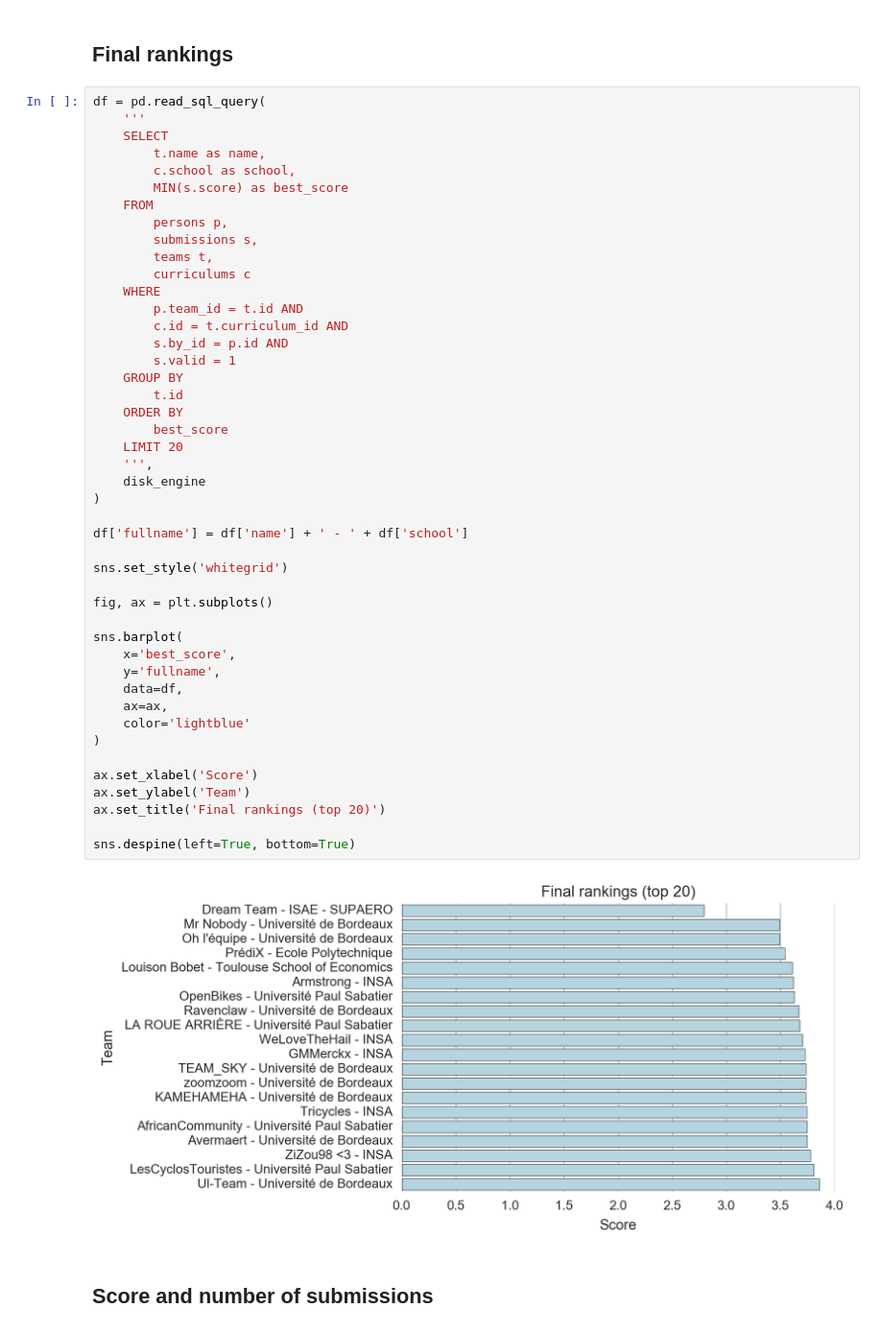
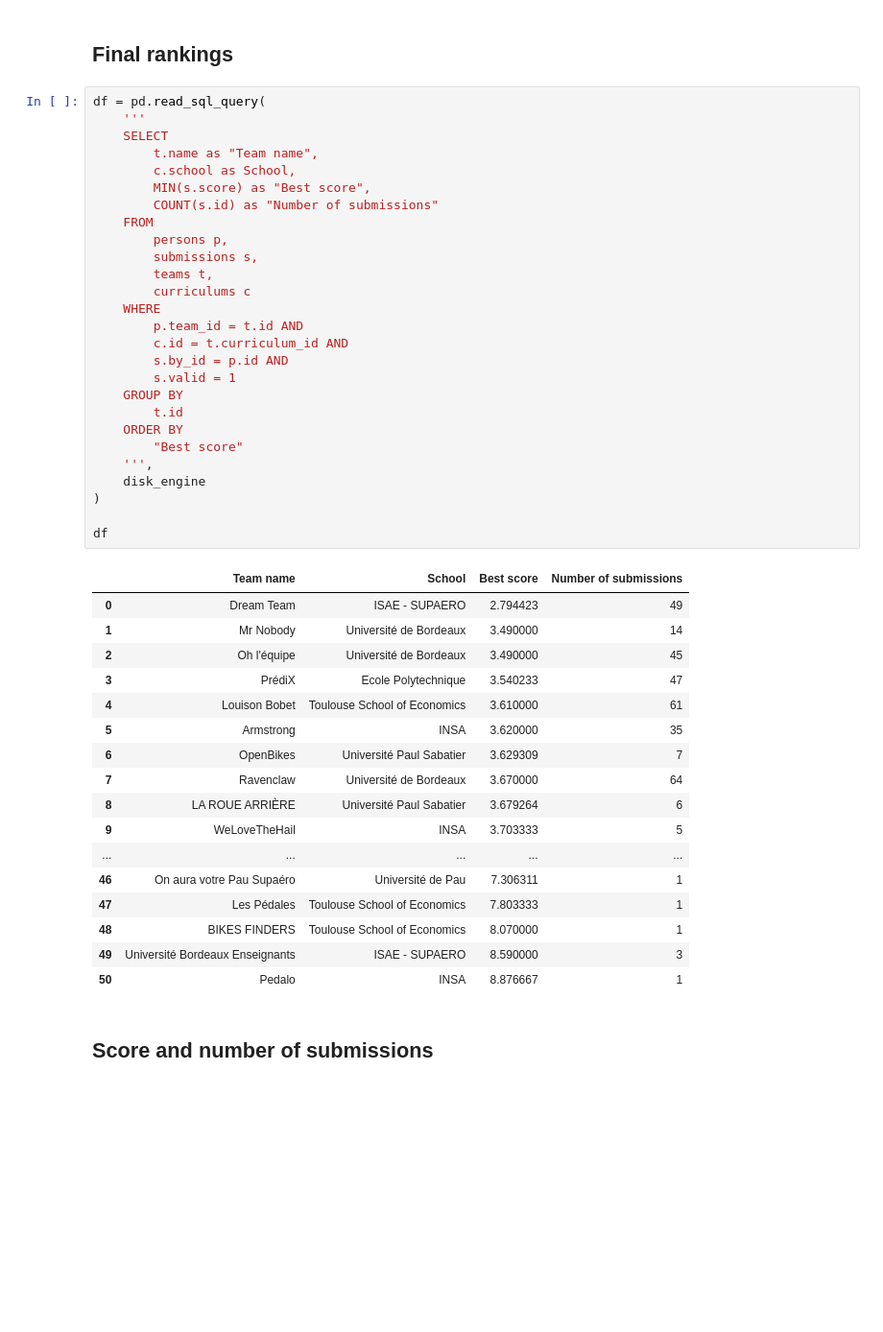
Before and after one commit to OpenBikes/Notebooks, a Jupyter notebook: challenge_2016_results_analysis.ipynb, the cells around one changed output. Shown at 96% size. Saved outputs shown, nothing was run; the diff lists cells and outputs as text; blank space fills up the shorter version.

```diff
--- a/challenge_2016_results_analysis.ipynb
+++ b/challenge_2016_results_analysis.ipynb
@@ -17,50 +44,48 @@ disk_engine = create_engine('sqlite:///data/challenge_2016.sqlite3')
 # %%
 df = pd.read_sql_query(
     '''
     SELECT
-        t.name as name,
-        c.school as school,
-        MIN(s.score) as best_score
+        t.name as "Team name",
+        c.school as School,
+        MIN(s.score) as "Best score",
+        COUNT(s.id) as "Number of submissions"
     FROM
         persons p,
         submissions s,
         teams t,
         curriculums c
     WHERE
         p.team_id = t.id AND
         c.id = t.curriculum_id AND
         s.by_id = p.id AND
         s.valid = 1
     GROUP BY
         t.id
     ORDER BY
-        best_score
-    LIMIT 20
+        "Best score"
     ''',
     disk_engine
 )
 
-df['fullname'] = df['name'] + ' - ' + df['school']
-
-sns.set_style('whitegrid')
-
-fig, ax = plt.subplots()
-
-sns.barplot(
-    x='best_score',
-    y='fullname',
-    data=df,
-    ax=ax,
-    color='lightblue'
-)
-
-ax.set_xlabel('Score')
-ax.set_ylabel('Team')
-ax.set_title('Final rankings (top 20)')
-
-sns.despine(left=True, bottom=True)
+df
 # %% [output]
-[figure, removed]
+|  | Team name | School | Best score | Number of submissions |
+| 0 | Dream Team | ISAE - SUPAERO | 2.794423 | 49 |
+| 1 | Mr Nobody | Université de Bordeaux | 3.490000 | 14 |
+| 2 | Oh l'équipe | Université de Bordeaux | 3.490000 | 45 |
+| 3 | PrédiX | Ecole Polytechnique | 3.540233 | 47 |
+| 4 | Louison Bobet | Toulouse School of Economics | 3.610000 | 61 |
+| 5 | Armstrong | INSA | 3.620000 | 35 |
+| 6 | OpenBikes | Université Paul Sabatier | 3.629309 | 7 |
+| 7 | Ravenclaw | Université de Bordeaux | 3.670000 | 64 |
+| 8 | LA ROUE ARRIÈRE | Université Paul Sabatier | 3.679264 | 6 |
+| 9 | WeLoveTheHail | INSA | 3.703333 | 5 |
+| ... | ... | ... | ... | ... |
+| 46 | On aura votre Pau Supaéro | Université de Pau | 7.306311 | 1 |
+| 47 | Les Pédales | Toulouse School of Economics | 7.803333 | 1 |
+| 48 | BIKES FINDERS | Toulouse School of Economics | 8.070000 | 1 |
+| 49 | Université Bordeaux Enseignants | ISAE - SUPAERO | 8.590000 | 3 |
+| 50 | Pedalo | INSA | 8.876667 | 1 |
 # %% [markdown]
 ## Score and number of submissions
 # %%
```
Also changed, not shown: parts of 9 cells of this notebook.
